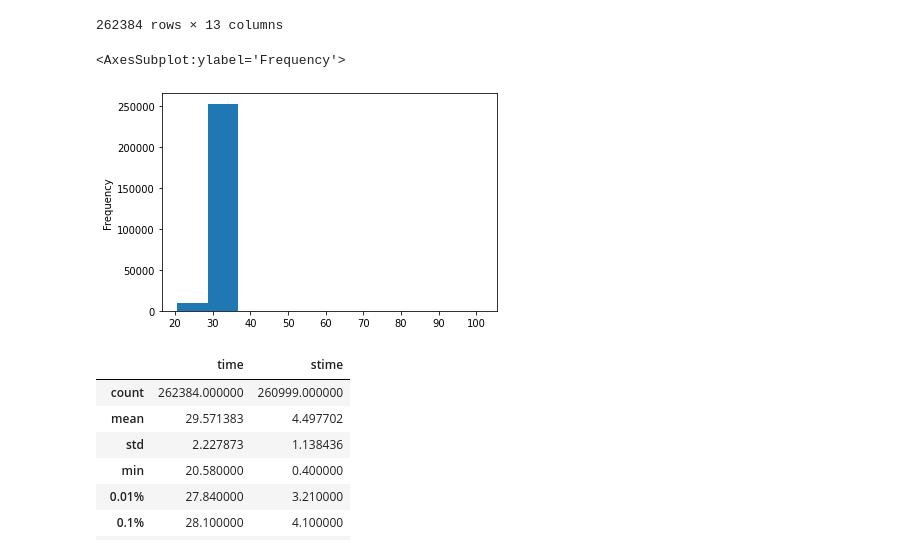
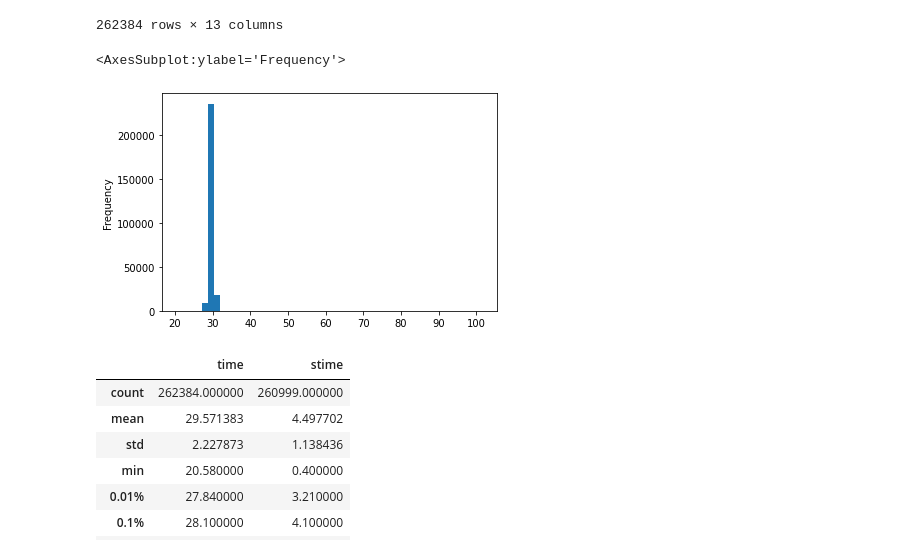
Before and after one commit to tonyjward/dogs, a Jupyter notebook: notebooks/1_Exploratory_Data_Analysis.ipynb, the cells around one changed output. Drawn from its saved outputs; the diff is of its cells as text; code cells hidden in the pictures.

```diff
--- a/notebooks/EDA.ipynb
+++ b/notebooks/1_Exploratory_Data_Analysis.ipynb
@@ -193,10 +191,10 @@ mid_distance_races
 | 262383 | 323296 | 2539774 | 1369574 | 1 | 28.98 |  | 4.32 | 6 | 1322 | 5/2 |  | ... |
 262384 rows × 13 columns
 # %%
-mid_distance_races['time'].plot.hist()
+mid_distance_races['time'].plot.hist(bins = 50)
 # %% [output]
 <AxesSubplot:ylabel='Frequency'>
-[figure, old version]
+[figure, new version]
 # %%
 mid_distance_races[['time', 'stime']].describe([0.0001,0.001, 0.01, .25, .5, .75, 0.99, 0.999, 0.9999])
 # %% [output]
```
Also changed, not shown: parts of 5 cells of this notebook, 9 other files.
